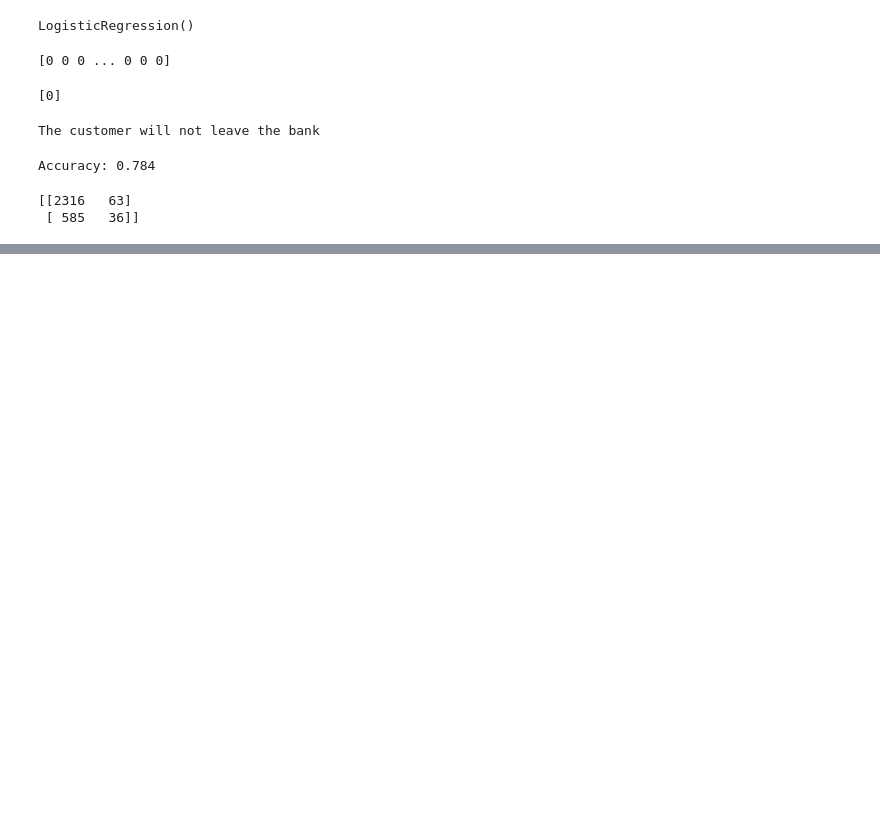
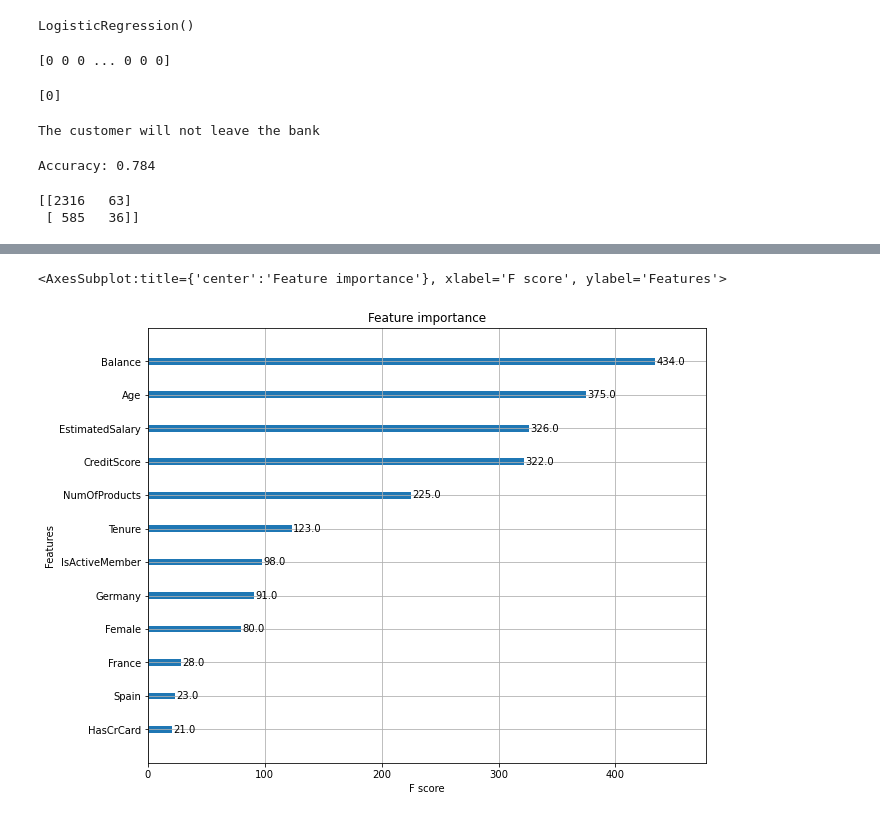
Before and after one commit to DevangML/CUAMRP, a Jupyter notebook: src/services/notebooks/Churn/new churn.ipynb, the cells around one changed output, grey strips where cells are left out. Cells and saved outputs as stored; diff of their text form; code cells hidden in the pictures; blank space fills up the shorter version.

```diff
--- a/src/services/notebooks/Churn/new churn.ipynb
+++ b/src/services/notebooks/Churn/new churn.ipynb
@@ -422,0 +365,4 @@ pickle.dump(clf, open(filename, 'wb'))
+# %%
+X_train, X_test, y_train, y_test = train_test_split(X, y, test_size=0.3, random_state=0)
+#building the model & printing the score
+xgb_model = XGBClassifier(max_depth=5, learning_rate=0.08, objective= 'binary:logistic',n_jobs=-1).fit(X_train, y_train)
@@ -422,0 +397,7 @@ pickle.dump(clf, open(filename, 'wb'))
+# %%
+from xgboost import plot_importance
+fig, ax = plt.subplots(figsize=(10,8))
+plot_importance(xgb_model, ax=ax)
+# %% [output]
+<AxesSubplot:title={'center':'Feature importance'}, xlabel='F score', ylabel='Features'>
+[figure, added]
```
Also changed, not shown: parts of 43 cells of this notebook, 5 other files.
